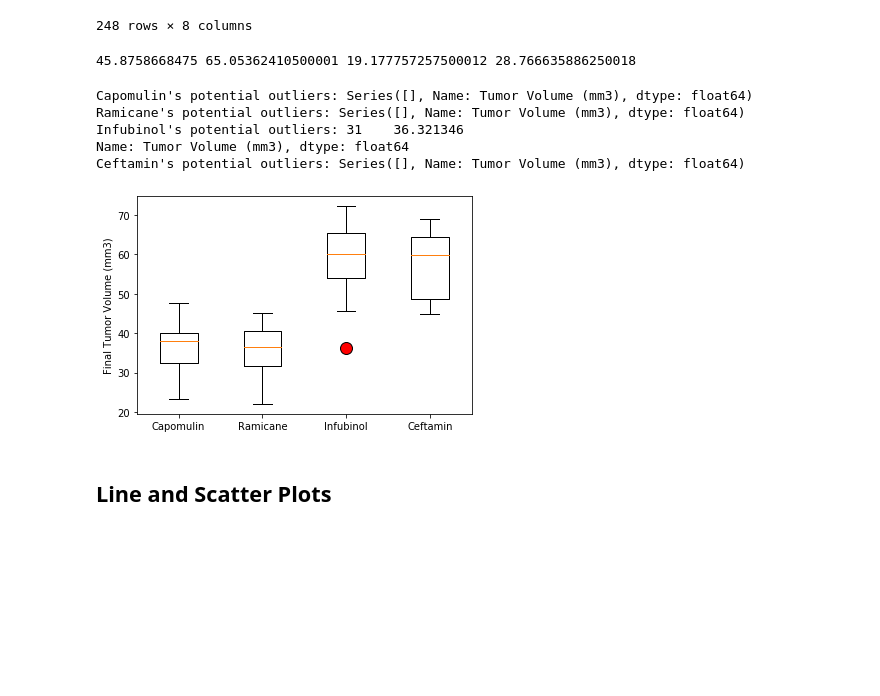
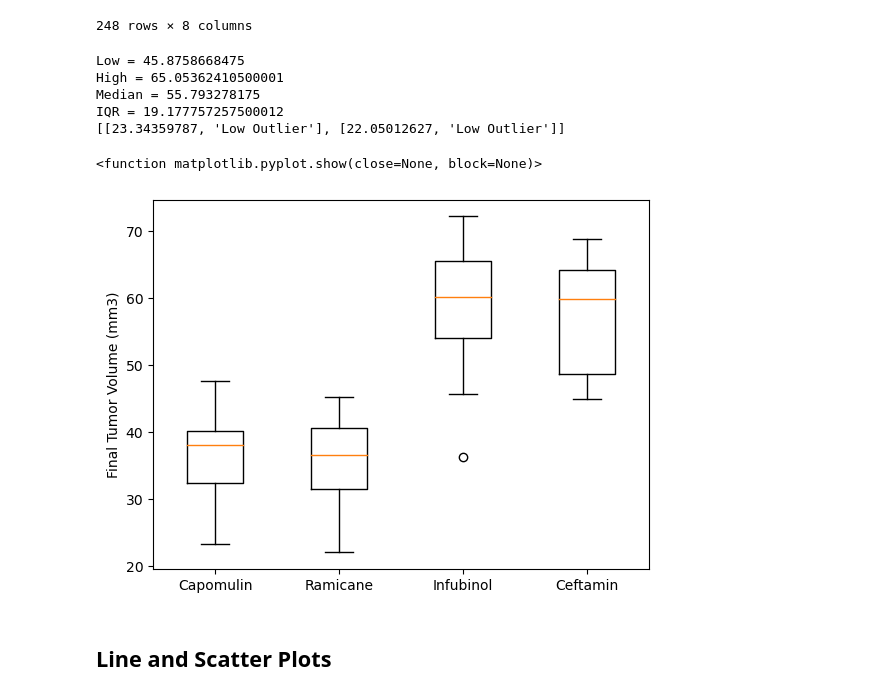
Before and after one commit to MikeBanister/Matplotlib, a Jupyter notebook: Pymaceuticals/pymaceuticals_starter.ipynb, the cells around one changed output. Drawn from its saved outputs; the diff is of its cells as text; code cells hidden in the pictures; blank space fills up the shorter version.

```diff
--- a/Pymaceuticals/pymaceuticals_starter.ipynb
+++ b/Pymaceuticals/pymaceuticals_starter.ipynb
@@ -207,63 +200,55 @@ data_clean_last_timepoint
 248 rows × 8 columns
 # %%
 # Put treatments into a list for for loop (and later for plot labels)
-drugs = data_clean["Drug Regimen"].unique().tolist()
+drugs = ["Capomulin", "Ramicane", "Infubinol", "Ceftamin"]
 
 # Create empty list to fill with tumor vol data (for plotting)
 tumor_vol = []
 
 # Calculate the IQR and quantitatively determine if there are any potential outliers.
-
-for drug in drugs:
-    temp_df = data_clean_last_timepoint[data_clean_last_timepoint["Drug Regimen"] == drug]
-    temp_df
-
-
-
 low = data_clean_last_timepoint["Tumor Volume (mm3)"].quantile(0.25)
 high = data_clean_last_timepoint["Tumor Volume (mm3)"].quantile(0.75)
+median = data_clean_last_timepoint["Tumor Volume (mm3)"].quantile(0.50)
 IQR = high - low
 out_range = IQR * 1.5
 
-print(low, high, iqr, out_range)
+print(f"Low = {low}")
+print(f"High = {high}")
+print(f"Median = {median}")
+print(f"IQR = {IQR}")
+
 
     # Locate the rows which contain mice on each drug and get the tumor volumes
-
-
+for drug in drugs:
+    data = data_clean_last_timepoint[data_clean_last_timepoint["Drug Regimen"] == drug]["Tumor Volume (mm3)"].values
+    tumor_vol.append(data)
 
     # add subset
 
-
     # Determine outliers using upper and lower bounds
+outliers = []
+for x in range(0,3):
+    for y in range(0, len(tumor_vol[x])):
+        if tumor_vol[x][y] < (median - out_range):
+            outliers.append([tumor_vol[x][y], "Low Outlier"])
+        if tumor_vol[x][y] > (median + out_range):
+            outliers.append([tumor_vol[x][y], "High Outlier"])
+print(outliers)
 # %% [output]
-45.8758668475 65.05362410500001 19.177757257500012 28.766635886250018
+Low = 45.8758668475
+High = 65.05362410500001
+Median = 55.793278175
+IQR = 19.177757257500012
+[[23.34359787, 'Low Outlier'], [22.05012627, 'Low Outlier']]
-# %%
-# Put treatments into a list for for loop (and later for plot labels)
-treatments = data_clean["Drug Regimen"].unique().tolist()
-
-# Create empty list to fill with tumor vol data (for plotting)
-tumor_vol = []
-
-# Calculate the IQR and quantitatively determine if there are any potential outliers.
-
-
-    # Locate the rows which contain mice on each drug and get the tumor volumes
-
-
-    # add subset
-
-
-    # Determine outliers using upper and lower bounds
-# %% [output]
-Capomulin's potential outliers: Series([], Name: Tumor Volume (mm3), dtype: float64)
-Ramicane's potential outliers: Series([], Name: Tumor Volume (mm3), dtype: float64)
-Infubinol's potential outliers: 31    36.321346
-Name: Tumor Volume (mm3), dtype: float64
-Ceftamin's potential outliers: Series([], Name: Tumor Volume (mm3), dtype: float64)
 # %%
 # Generate a box plot that shows the distrubution of the tumor volume for each treatment group.
+plt.boxplot(tumor_vol)
+plt.xticks(ticks = [1,2,3,4], labels = drugs)
+plt.ylabel("Final Tumor Volume (mm3)")
+plt.show
 # %% [output]
+<function matplotlib.pyplot.show(close=None, block=None)>
-[figure, old version]
+[figure, new version]
 # %% [markdown]
 ## Line and Scatter Plots
 # %%
```
Also changed, not shown: parts of 5 cells of this notebook.
